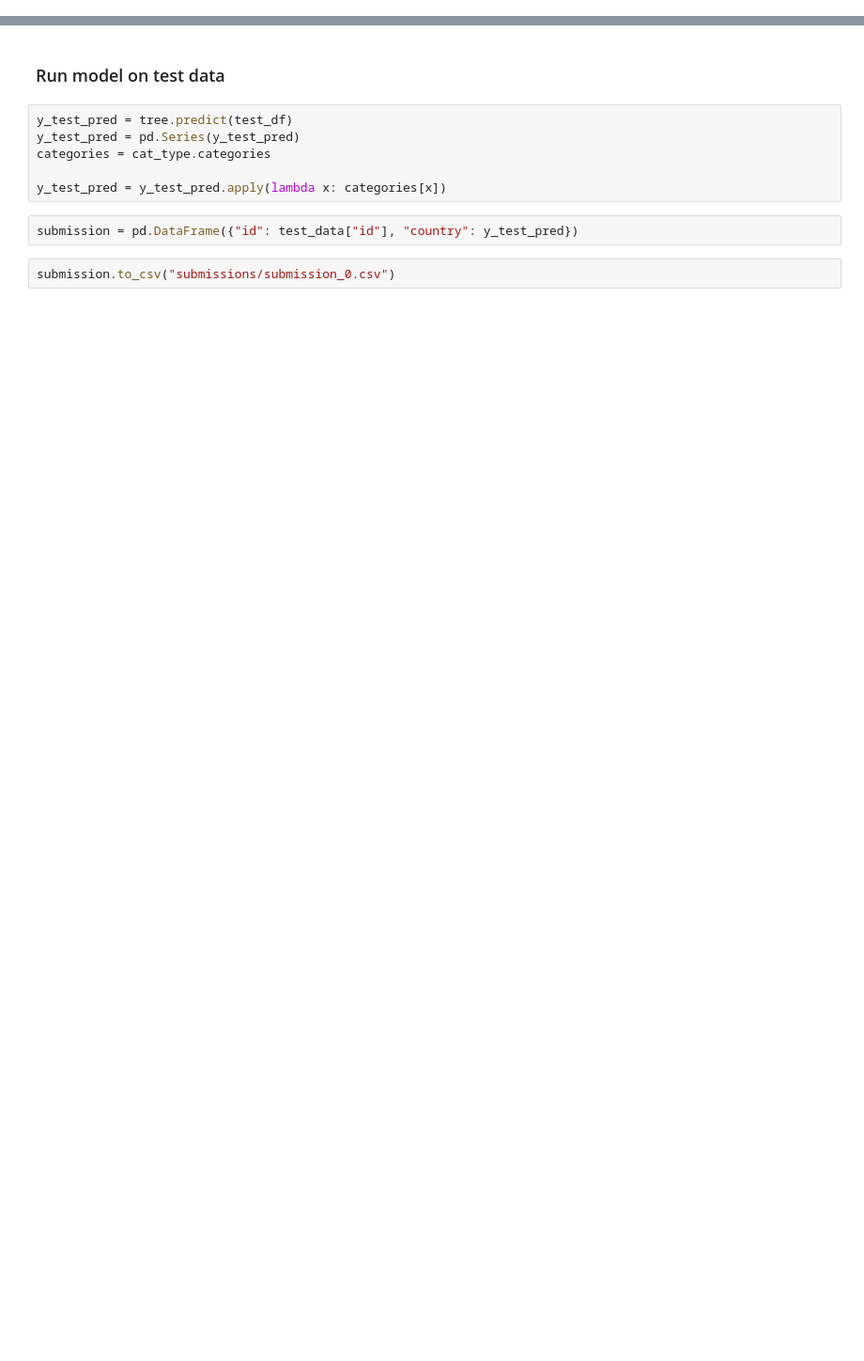
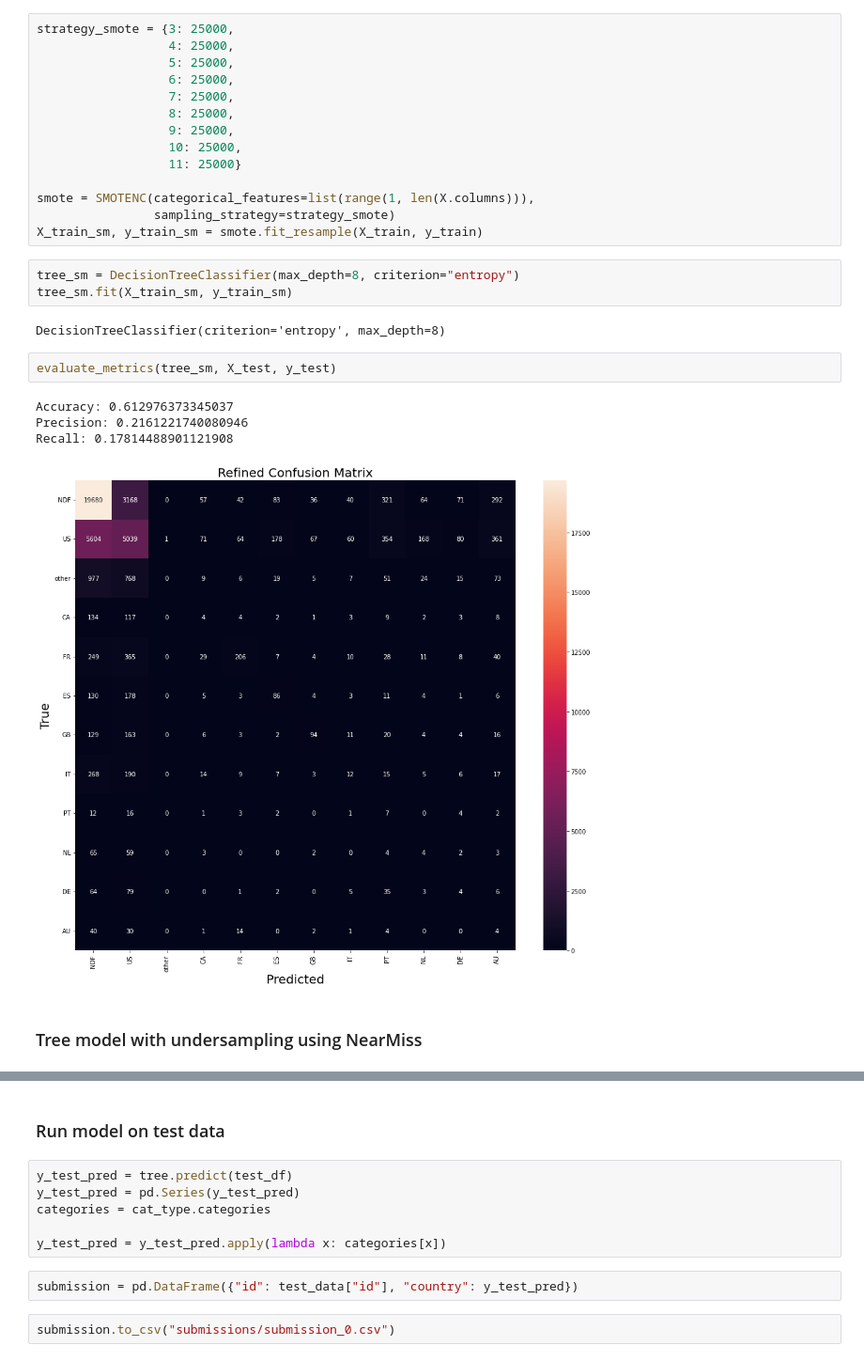
Before and after one commit to fondyu530/ml_task, a Jupyter notebook: ML_model_training.ipynb, the cells around one changed output, grey strips where cells are left out. Shown: that part at 94% size. Drawn from its saved outputs; the diff is of its cells as text; blank space fills up the shorter version.

```diff
--- a/ML_model_training.ipynb
+++ b/ML_model_training.ipynb
@@ -127,0 +199,28 @@ plt.show()
+# %%
+strategy_smote = {3: 25000,
+                  4: 25000,
+                  5: 25000,
+                  6: 25000,
+                  7: 25000,
+                  8: 25000,
+                  9: 25000,
+                  10: 25000,
+                  11: 25000}
+
+smote = SMOTENC(categorical_features=list(range(1, len(X.columns))),
+                sampling_strategy=strategy_smote)
+X_train_sm, y_train_sm = smote.fit_resample(X_train, y_train)
+# %%
+tree_sm = DecisionTreeClassifier(max_depth=8, criterion="entropy")
+tree_sm.fit(X_train_sm, y_train_sm)
+# %% [output]
+DecisionTreeClassifier(criterion='entropy', max_depth=8)
+# %%
+evaluate_metrics(tree_sm, X_test, y_test)
+# %% [output]
+Accuracy: 0.612976373345037
+Precision: 0.2161221740080946
+Recall: 0.17814488901121908
+[figure, added]
+# %% [markdown]
+### Tree model with undersampling using NearMiss
```
Also changed, not shown: parts of 43 cells of this notebook, 8 other files.
